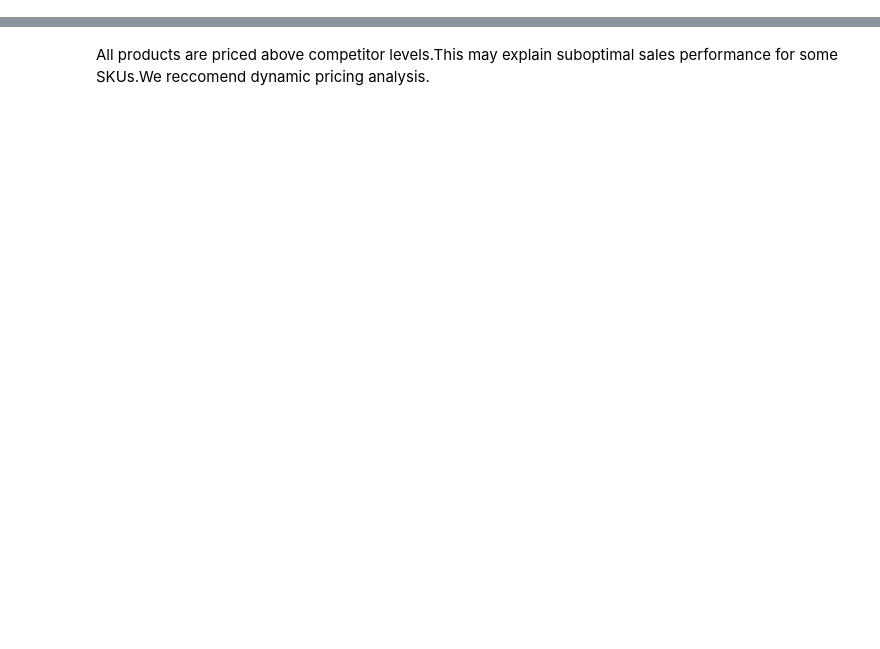
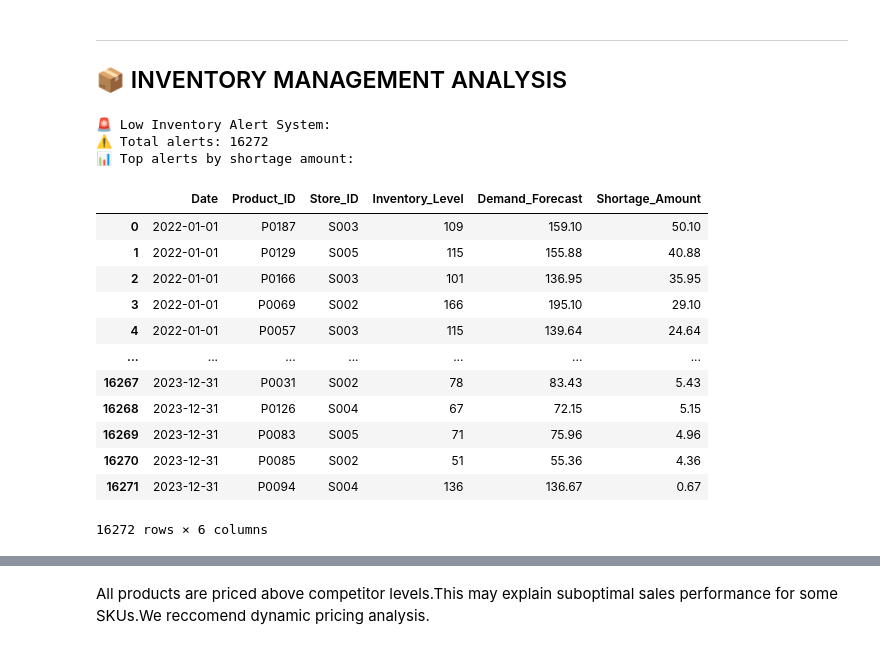
Before and after one commit to gnaneshgunda/Inventory_management, a Jupyter notebook: sql-task-2.ipynb, the cells around one changed output, grey strips where cells are left out. Saved outputs shown, nothing was run; the diff lists cells and outputs as text; code cells hidden in the pictures; blank space fills up the shorter version.

```diff
--- a/sql-task-2.ipynb
+++ b/sql-task-2.ipynb
@@ -407,0 +370,40 @@ plt.show()
+# %% [markdown]
+---
+
+## 📦 INVENTORY MANAGEMENT ANALYSIS
+# %%
+# =============================================================================
+# QUERY 3B: LOW INVENTORY ALERT SYSTEM
+# =============================================================================
+
+# Identify products where current inventory is below demand forecast
+query2 = """
+SELECT Date, Product_ID, Store_ID, Inventory_Level, Demand_Forecast,
+       (Demand_Forecast - Inventory_Level) AS Shortage_Amount
+FROM InventoryData
+WHERE Inventory_Level < Demand_Forecast
+ORDER BY Date, Shortage_Amount DESC;
+"""
+
+print("🚨 Low Inventory Alert System:")
+result_low_inventory = pd.read_sql_query(query2, conn)
+print(f"⚠️ Total alerts: {len(result_low_inventory)}")
+print("📊 Top alerts by shortage amount:")
+result_low_inventory
+# %% [output]
+🚨 Low Inventory Alert System:
+⚠️ Total alerts: 16272
+📊 Top alerts by shortage amount:
+|  | Date | Product_ID | Store_ID | Inventory_Level | Demand_Forecast | Shortage_Amount |
+| 0 | 2022-01-01 | P0187 | S003 | 109 | 159.10 | 50.10 |
+| 1 | 2022-01-01 | P0129 | S005 | 115 | 155.88 | 40.88 |
+| 2 | 2022-01-01 | P0166 | S003 | 101 | 136.95 | 35.95 |
+| 3 | 2022-01-01 | P0069 | S002 | 166 | 195.10 | 29.10 |
+| 4 | 2022-01-01 | P0057 | S003 | 115 | 139.64 | 24.64 |
+| ... | ... | ... | ... | ... | ... | ... |
+| 16267 | 2023-12-31 | P0031 | S002 | 78 | 83.43 | 5.43 |
+| 16268 | 2023-12-31 | P0126 | S004 | 67 | 72.15 | 5.15 |
+| 16269 | 2023-12-31 | P0083 | S005 | 71 | 75.96 | 4.96 |
+| 16270 | 2023-12-31 | P0085 | S002 | 51 | 55.36 | 4.36 |
+| 16271 | 2023-12-31 | P0094 | S004 | 136 | 136.67 | 0.67 |
+16272 rows × 6 columns
```
Also changed, not shown: parts of 50 cells of this notebook, 1 other file.
